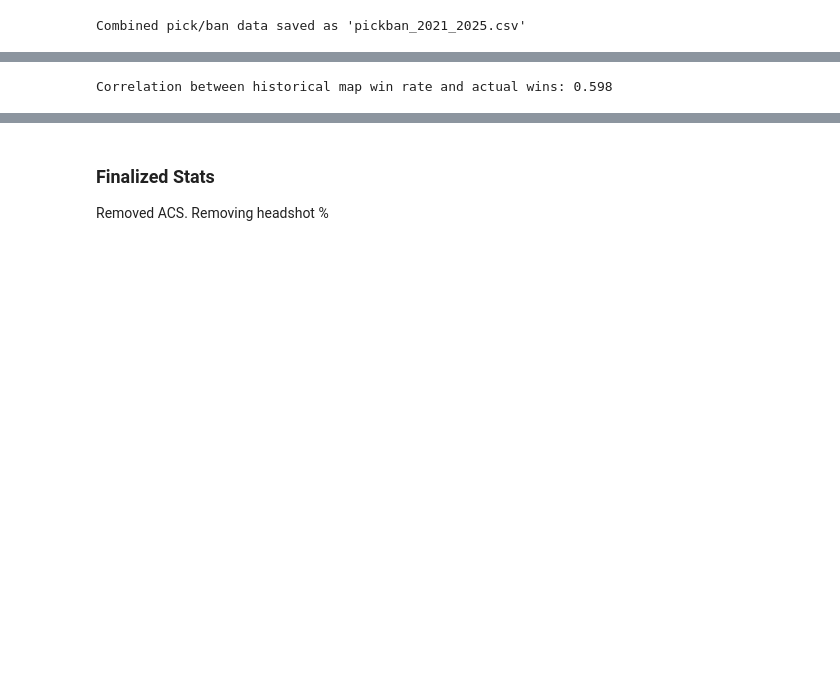
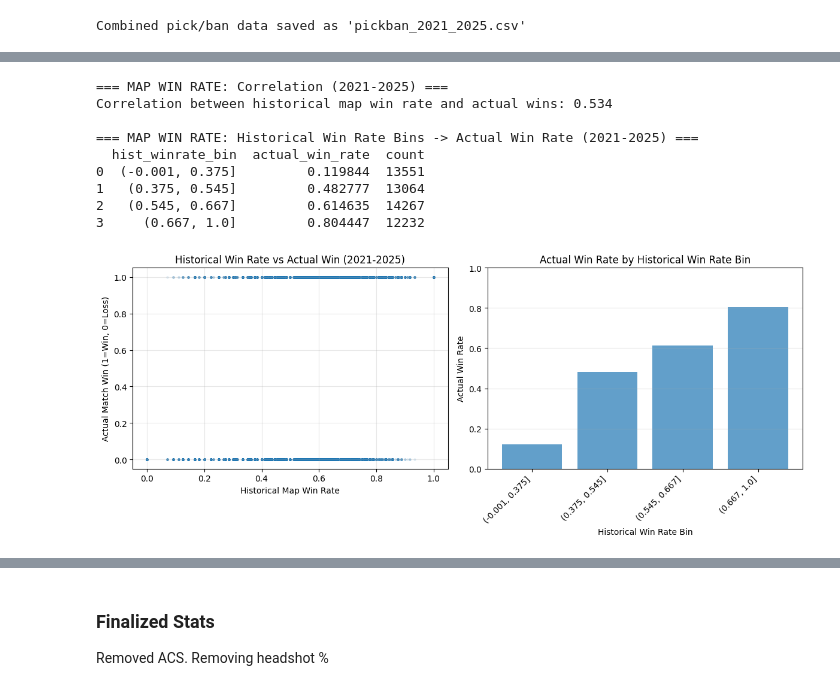
Before and after one commit to extraordinaryEmily/aaron-vct, a Jupyter notebook: a+aron.ipynb, the cells around one changed output, grey strips where cells are left out. Cells and saved outputs as stored; diff of their text form; code cells hidden in the pictures; blank space fills up the shorter version.

```diff
--- a/a+aron.ipynb
+++ b/a+aron.ipynb
@@ -470,24 +633,75 @@ print(pistol_bin_summary)
 # %%
-# ==========WIN RATE==========
-# 1️⃣ Compute historical win rate per Team × Map
-team_map_winrate = matches[1].groupby(['team','Map']).agg(
+# ==========MAP WIN RATE (2021-2025)==========
+# Univariate EDA: Analyze historical map win rate as a predictor
+# Using all years (2021-2025) - changed from matches[1] to all_matches
+
+import matplotlib.pyplot as plt
+
+# 1️⃣ Compute historical win rate per Team × Map (using all matches)
+# This calculates each team's win rate on each map across all tournaments
+team_map_winrate = all_matches.groupby(['team', 'Map'], observed=True).agg(
     historical_win_rate=('win', 'mean'),
     num_matches=('win', 'count')
 ).reset_index()
 
 # 2️⃣ Merge historical win rate back to each match
-matches_with_history = matches[1].merge(
+matches_hist = all_matches.merge(
     team_map_winrate,
-    on=['team','Map'],
+    on=['team', 'Map'],
     how='left'
 )
 
-# Keep relevant columns for checking
-matches_with_history[['team','Map','win','historical_win_rate']].head()
+# 3️⃣ Compute correlation between historical win rate and actual match outcomes
+corr = matches_hist['win'].corr(matches_hist['historical_win_rate'])
+print(f"=== MAP WIN RATE: Correlation (2021-2025) ===")
+print(f"Correlation between historical map win rate and actual wins: {corr:.3f}")
 
-# 3️⃣ Compute correlation between historical win rate and actual match outcomes
-corr = matches_with_history['win'].corr(matches_with_history['historical_win_rate'])
-print(f"Correlation between historical map win rate and actual wins: {corr:.3f}")
+# --- BINS: Bin historical win rate and check actual win rate ---
+# Create bins for historical win rate
+matches_hist['hist_winrate_bin'] = pd.qcut(matches_hist['historical_win_rate'], 4, duplicates='drop')
+
+# Compute actual win rate per bin
+winrate_bin_summary = matches_hist.groupby('hist_winrate_bin', observed=True).agg(
+    actual_win_rate=('win', 'mean'),
+    count=('win', 'count')
+).reset_index()
+
+print("\n=== MAP WIN RATE: Historical Win Rate Bins -> Actual Win Rate (2021-2025) ===")
+print(winrate_bin_summary)
+
+# --- PLOTS: Visualize historical win rate relationship ---
+plt.figure(figsize=(12, 5))
+
+# Plot 1: Scatter plot
+plt.subplot(1, 2, 1)
+plt.scatter(matches_hist['historical_win_rate'], matches_hist['win'], alpha=0.1, s=5)
+plt.xlabel('Historical Map Win Rate')
+plt.ylabel('Actual Match Win (1=Win, 0=Loss)')
+plt.title('Historical Win Rate vs Actual Win (2021-2025)')
+plt.grid(True, alpha=0.3)
+
+# Plot 2: Bar chart of bins
+plt.subplot(1, 2, 2)
+bin_labels = [str(interval) for interval in winrate_bin_summary['hist_winrate_bin']]
+plt.bar(range(len(winrate_bin_summary)), winrate_bin_summary['actual_win_rate'], alpha=0.7)
+plt.xlabel('Historical Win Rate Bin')
+plt.ylabel('Actual Win Rate')
+plt.title('Actual Win Rate by Historical Win Rate Bin')
+plt.xticks(range(len(bin_labels)), bin_labels, rotation=45, ha='right')
+plt.ylim([0, 1])
+plt.grid(True, alpha=0.3, axis='y')
+
+plt.tight_layout()
+plt.show()
 # %% [output]
-Correlation between historical map win rate and actual wins: 0.598
+=== MAP WIN RATE: Correlation (2021-2025) ===
+Correlation between historical map win rate and actual wins: 0.534
+
+=== MAP WIN RATE: Historical Win Rate Bins -> Actual Win Rate (2021-2025) ===
+  hist_winrate_bin  actual_win_rate  count
+0  (-0.001, 0.375]         0.119844  13551
+1   (0.375, 0.545]         0.482777  13064
+2   (0.545, 0.667]         0.614635  14267
+3     (0.667, 1.0]         0.804447  12232
+[figure, added]
 # %%
```
Also changed, not shown: parts of 18 cells of this notebook, 1 other file.
